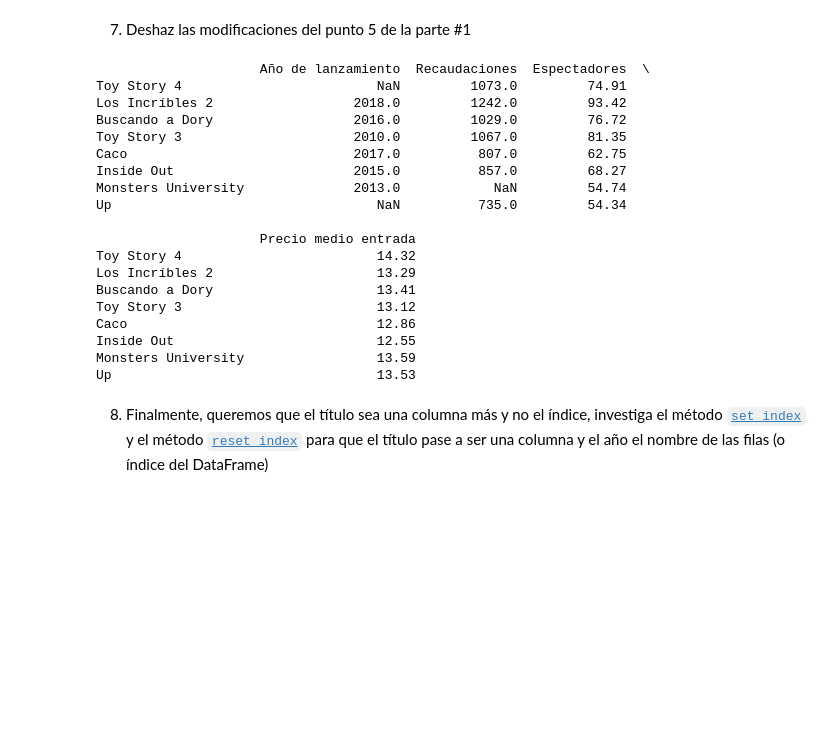
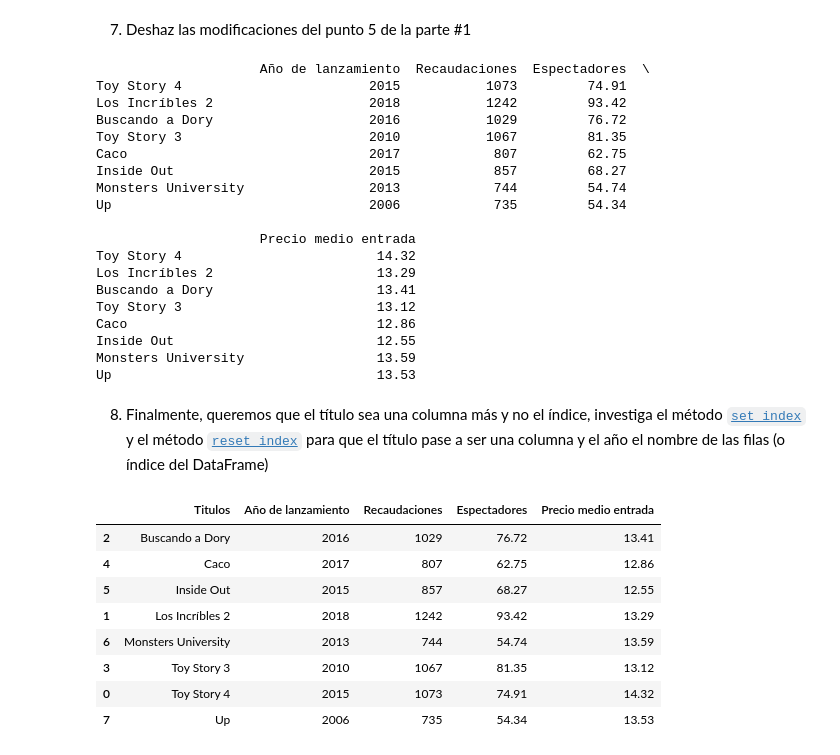
Before and after one commit to jacobo010/ONLINE_DS_THEBRIDGE_jacobo, a Jupyter notebook: Programacion basica/Sprint04/Unidad_01/18_Practica_Obligatoria_Pandas_I.ipynb, the cells around one changed output. Cells and saved outputs as stored; diff of their text form; code cells hidden in the pictures; blank space fills up the shorter version.

```diff
--- a/Programacion basica/Sprint04/Unidad_01/18_Practica_Obligatoria_Pandas_I.ipynb
+++ b/Programacion basica/Sprint04/Unidad_01/18_Practica_Obligatoria_Pandas_I.ipynb
@@ -246,9 +246,14 @@ df_peliculas
 7. Deshaz las modificaciones del punto 5 de la parte #1
 # %%
 # Eliminar las entradas modificadas en las series
-del lanzamiento_series["Toy Story 4"]
-del lanzamiento_series["Up"]
-del recaudaciones_series["Monsters University"]
+# del lanzamiento_series["Toy Story 4"]
+# del lanzamiento_series["Up"]
+# del recaudaciones_series["Monsters University"]
+
+#Los vuelos a poner porque si no con el del me aparecen "Nan" porque no habia hecho una copia y habia modificado el df directamente.
+lanzamiento_series["Toy Story 4"] = 2015
+lanzamiento_series["Up"] = 2006
+recaudaciones_series["Monsters University"] = 744
 
 df_peliculas = pd.DataFrame({
     "Año de lanzamiento": lanzamiento_series,
@@ -257,18 +262,17 @@ df_peliculas = pd.DataFrame({
     "Precio medio entrada": precio_entrada_series
 }, index=titulos)
 
-# Mostrar el DataFrame actualizado
 print(df_peliculas)
 # %% [output]
                      Año de lanzamiento  Recaudaciones  Espectadores  \
-Toy Story 4                         NaN         1073.0         74.91
-Los Incríbles 2                  2018.0         1242.0         93.42
-Buscando a Dory                  2016.0         1029.0         76.72
-Toy Story 3                      2010.0         1067.0         81.35
-Caco                             2017.0          807.0         62.75
-Inside Out                       2015.0          857.0         68.27
-Monsters University              2013.0            NaN         54.74
-Up                                  NaN          735.0         54.34
+Toy Story 4                        2015           1073         74.91
+Los Incríbles 2                    2018           1242         93.42
+Buscando a Dory                    2016           1029         76.72
+Toy Story 3                        2010           1067         81.35
+Caco                               2017            807         62.75
+Inside Out                         2015            857         68.27
+Monsters University                2013            744         54.74
+Up                                 2006            735         54.34
 
                      Precio medio entrada
 Toy Story 4                         14.32
@@ -281,3 +285,24 @@ Monsters University                 13.59
 Up                                  13.53
 # %% [markdown]
 8. Finalmente, queremos que el título sea una columna más y no el índice, investiga el método [`set_index`](https://pandas.pydata.org/docs/reference/api/pandas.DataFrame.set_index.html) y el método [`reset_index`](https://pandas.pydata.org/docs/reference/api/pandas.DataFrame.reset_index.html) para que el título pase a ser una columna y el año el nombre de las filas (o índice del DataFrame)
+# %%
+df_peliculas = pd.DataFrame({
+    "Año de lanzamiento": lanzamiento_series,
+    "Recaudaciones": recaudaciones_series,
+    "Espectadores": espectadores_series,
+    "Precio medio entrada": precio_entrada_series}, index = titulos)
+df_peliculas = df_peliculas.reset_index()
+df_peliculas = df_peliculas.rename(columns = {"index":"Titulos"})
+df_peliculas = df_peliculas.sort_values(by = "Titulos", ascending = True)
+
+df_peliculas
+# %% [output]
+|  | Titulos | Año de lanzamiento | Recaudaciones | Espectadores | Precio medio entrada |
+| 2 | Buscando a Dory | 2016 | 1029 | 76.72 | 13.41 |
+| 4 | Caco | 2017 | 807 | 62.75 | 12.86 |
+| 5 | Inside Out | 2015 | 857 | 68.27 | 12.55 |
+| 1 | Los Incríbles 2 | 2018 | 1242 | 93.42 | 13.29 |
+| 6 | Monsters University | 2013 | 744 | 54.74 | 13.59 |
+| 3 | Toy Story 3 | 2010 | 1067 | 81.35 | 13.12 |
+| 0 | Toy Story 4 | 2015 | 1073 | 74.91 | 14.32 |
+| 7 | Up | 2006 | 735 | 54.34 | 13.53 |
```
Also changed, not shown: parts of 1 cell of this notebook.
